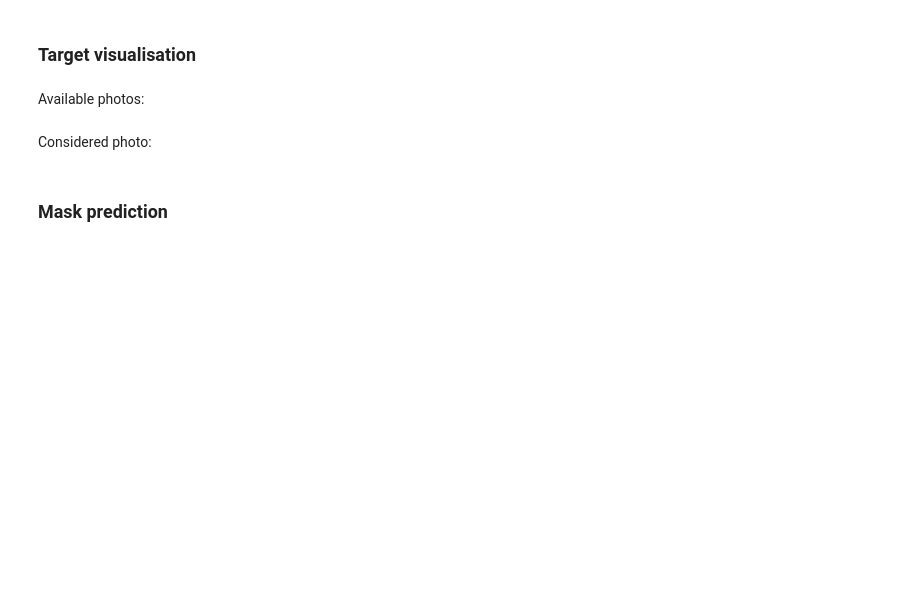
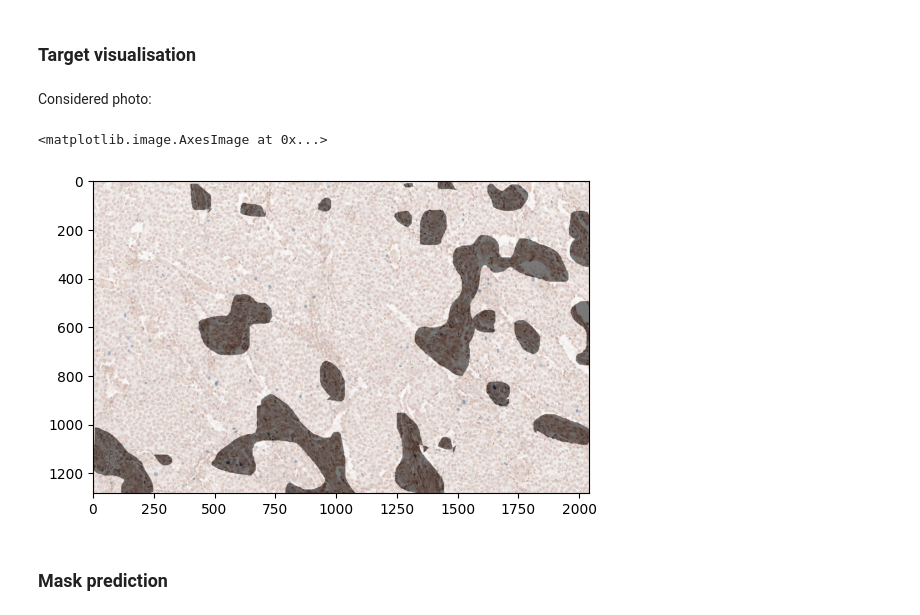
Before and after one commit to Luca-Olivieri/NAML_project, a Jupyter notebook: src/main_new.ipynb, the cells around one changed output. Drawn from its saved outputs; the diff is of its cells as text; code cells hidden in the pictures; blank space fills up the shorter version.

```diff
--- a/src/main_new.ipynb
+++ b/src/main_new.ipynb
@@ -834,5 +792,8 @@ Download dataset from GitHub:
 # %% [markdown]
 # Training/Loading
+# %%
+indexValidation = 28
+indexTesting = 29
 # %% [markdown]
 Dataset is very unbalanced, so I create a dataset containing 50% tumor and 50% non tumor subimages.
 I tried to trained on the original unbaiased dataset and the network pretty much always predicted tumor (because in training 90% of subimages are tumor)
@@ -889,5 +968,3 @@ if save == True:
 # Testing
 # %% [markdown]
 ### Target visualisation
-# %% [markdown]
-Available photos:
@@ -903,9 +973,12 @@ images_paths[img_idx], masks_paths[img_idx]
 # %%
-testImage = cv2.imread(str(images_paths[img_idx]))
-testMask = cv2.imread(str(masks_paths[img_idx]))
+testImage = cv2.imread(str(images_paths[indexTesting]))
+testMask = cv2.imread(str(masks_paths[indexTesting]))
 
 plt.imshow(testImage)
 plt.imshow(testMask, alpha=0.5)
+# %% [output]
+<matplotlib.image.AxesImage at 0x...>
+[figure, added]
 # %% [markdown]
 ### Mask prediction
 # %%
```
Also changed, not shown: parts of 50 cells of this notebook.
